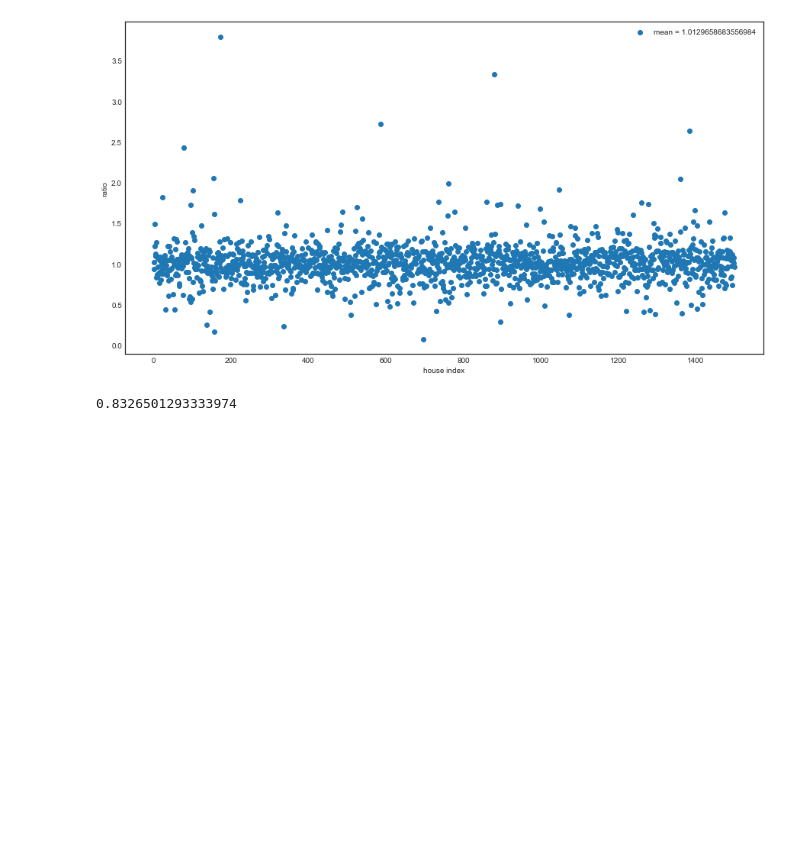
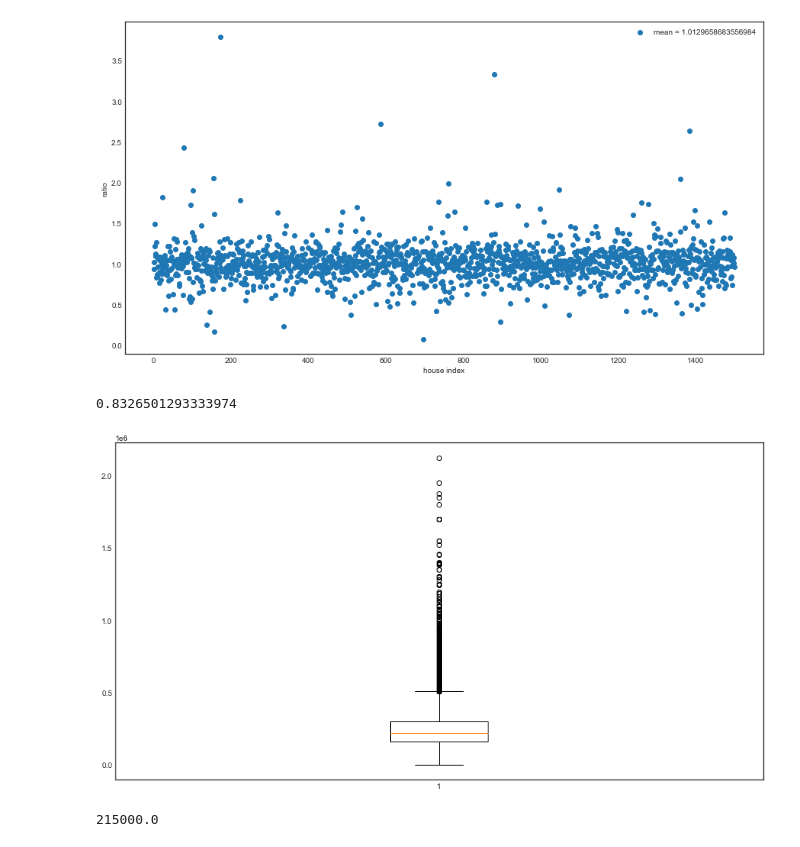
Before and after one commit to yashmehra028/math-435-project, a Jupyter notebook: math 435 code.ipynb, the cells around one changed output. Saved outputs shown, nothing was run; the diff lists cells and outputs as text; code cells hidden in the pictures; blank space fills up the shorter version.

```diff
--- a/math 435 code.ipynb
+++ b/math 435 code.ipynb
@@ -322,3 +322,13 @@ plt.show()
 r2_score(y_test,predictions)
 # %% [output]
 0.8326501293333974
+# %%
+plt.figure(figsize=(15,8))
+plt.boxplot(df['Price'])
+plt.show()
+# %% [output]
+[figure, added]
+# %%
+df['Price'].median()
+# %% [output]
+215000.0
```
Also changed, not shown: parts of 4 cells of this notebook, 1 other file.
